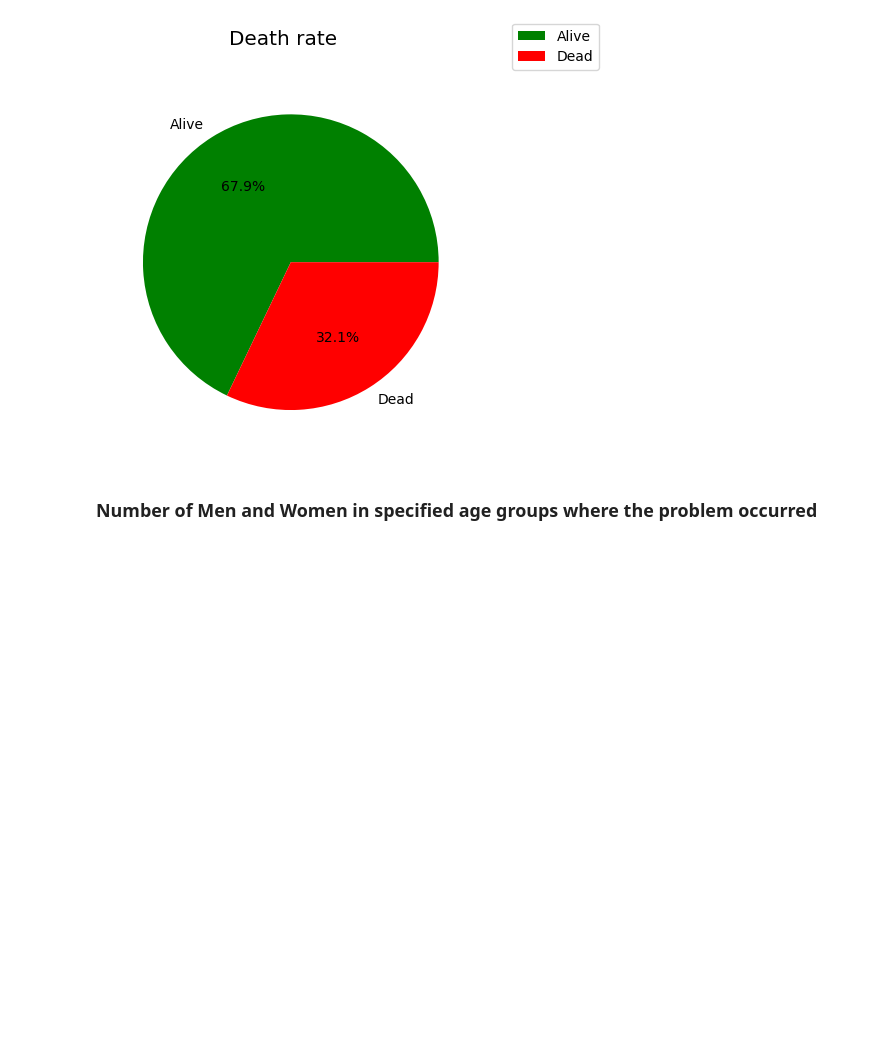
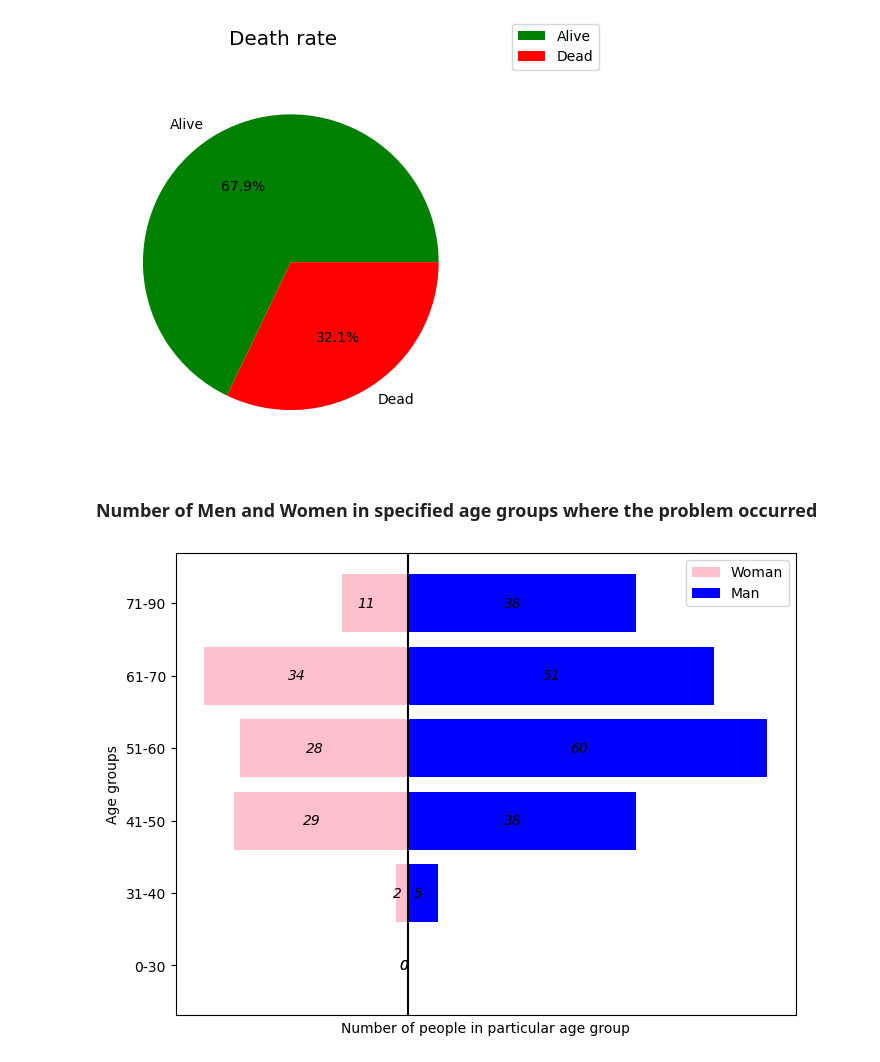
Before and after one commit to adamzulu123/Introduction-to-data-analysis, a Jupyter notebook: Notebook1/Advanced_notebook_AdamNowak.ipynb, the cells around one changed output. Saved outputs shown, nothing was run; the diff lists cells and outputs as text; code cells hidden in the pictures; blank space fills up the shorter version.

```diff
--- a/Notebook1/Advanced_notebook_AdamNowak.ipynb
+++ b/Notebook1/Advanced_notebook_AdamNowak.ipynb
@@ -53,4 +53,39 @@ plt.show()
 # %% [markdown]
 ### Number of Men and Women in specified age groups where the problem occurred
 # %%
-age_groups = ['0-25', '26-40', '41-50', '61-70', '71-80', '81-90', '91-100']
+age_groups = ['0-30','31-40', '41-50', '51-60', '61-70', '71-90']
+bins = [0, 30, 40, 50, 60, 70, 90]
+
+#assigning patients into particular age_group
+data['age_group'] = pd.cut(data['age'], bins=bins, labels=age_groups)
+
+#devide man and woman group
+woman = data[data['sex'] == 0]
+man = data[data['sex'] == 1]
+
+#couting the number of woman and man in each age range
+#reindex method for setting values in proper order
+woman_count = woman['age_group'].value_counts().reindex(age_groups)
+man_count = man['age_group'].value_counts().reindex(age_groups)
+
+fig, ax = plt.subplots(figsize=(8, 6))
+
+#creating two subplots
+ax.barh(age_groups, -woman_count, color='pink', label='Woman')
+ax.barh(age_groups, man_count, color='blue', label='Man')
+
+#adding the number of people in parcitular age_group into the
+for i in range(len(age_groups)):
+    ax.text(-woman_count.iloc[i] * 0.5, i, str(woman_count.iloc[i]), ha='right', va='center', fontstyle='italic')
+    ax.text(man_count.iloc[i] * 0.5, i, str(man_count.iloc[i]), ha='right', va='center', fontstyle='italic')
+
+#black line in the middle and deteling xticks numbers
+ax.axvline(0, color='black', linewidth=1.5)
+ax.set_xticks([])
+
+plt.xlabel('Number of people in particular age group')
+plt.ylabel('Age groups')
+plt.legend()
+plt.show()
+# %% [output]
+[figure, added]
```
Also changed, not shown: parts of 2 cells of this notebook.
